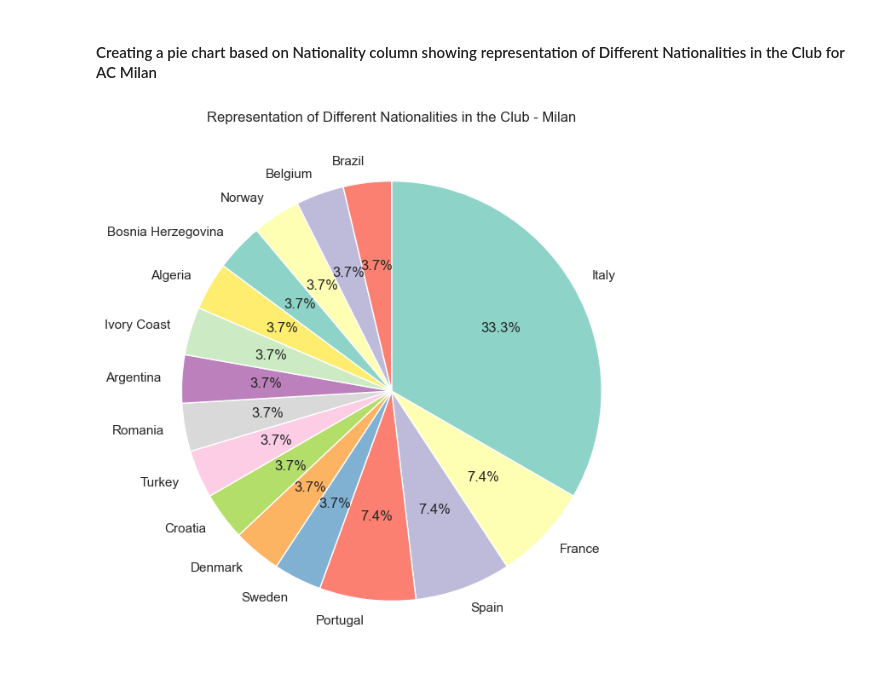
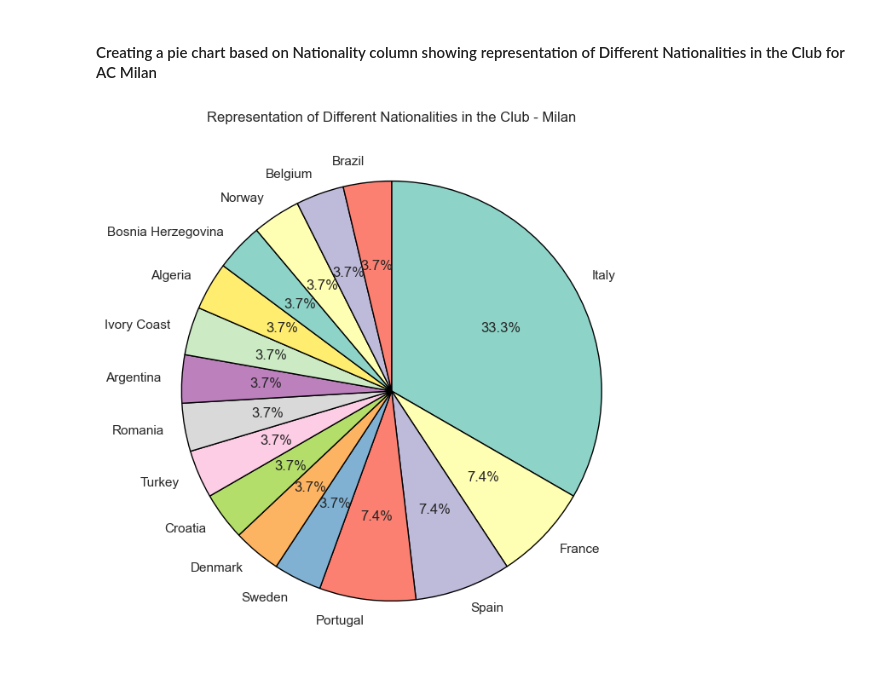
Before and after one commit to HecticBrah/fifa_21_dataset_cleaning, a Jupyter notebook: jupyter_notebooks/fifa_21_graphs.ipynb, the cells around one changed output. Cells and saved outputs as stored; diff of their text form; code cells hidden in the pictures.

```diff
--- a/jupyter_notebooks/fifa_21_graphs.ipynb
+++ b/jupyter_notebooks/fifa_21_graphs.ipynb
@@ -214,18 +214,17 @@ plt.show()
 # %%
 # Select a specific club
 club_name = 'Milan'  # Replace with the desired club name
 
 # Filter the DataFrame for players from the specified club
 club_data = df[df['Club'] == club_name]
 
 # Count the number of players from each nationality
 nationality_counts = club_data['Nationality'].value_counts()
 
-
-# Plotting a Pie Chart
+# Plotting a Pie Chart with black outline
 plt.figure(figsize=(8, 8))
-plt.pie(nationality_counts, labels=nationality_counts.index, autopct='%1.1f%%', startangle=90, counterclock=False, colors=plt.cm.Set3.colors)
+plt.pie(nationality_counts, labels=nationality_counts.index, autopct='%1.1f%%', startangle=90, counterclock=False, colors=plt.cm.Set3.colors, wedgeprops=dict(edgecolor='black'))
 plt.title(f'Representation of Different Nationalities in the Club - {club_name}')
 plt.show()
 # %% [output]
-[figure, old version]
+[figure, new version]
```
